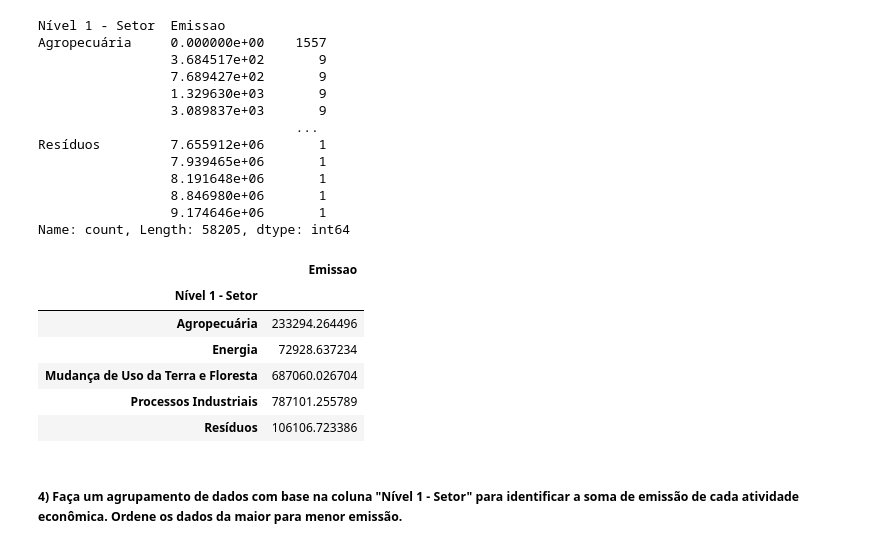
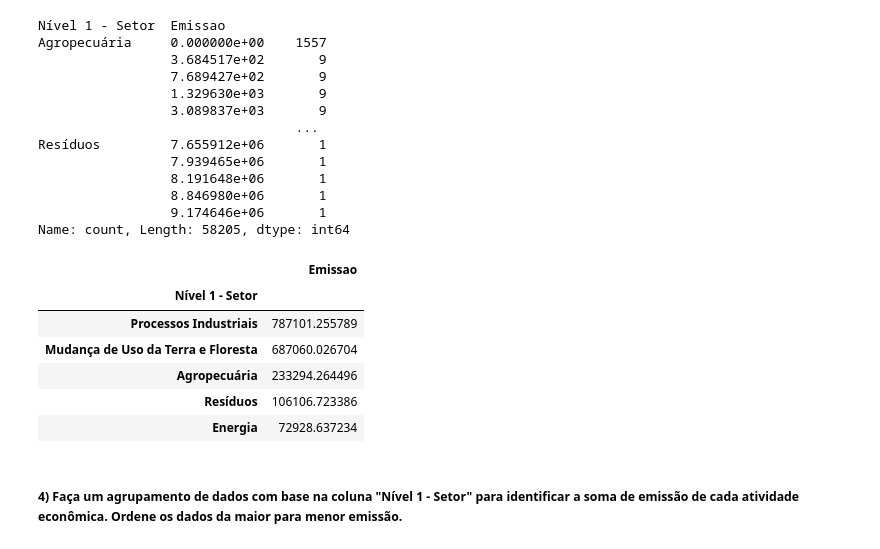
Before and after one commit to silvaBreno/alura-python-datascience, a Jupyter notebook: 7 - pandas_selecao_e_agrupamento_exercicios.ipynb, the cells around one changed output. Cells and saved outputs as stored; diff of their text form; code cells hidden in the pictures.

```diff
--- a/7 - pandas_selecao_e_agrupamento_exercicios.ipynb
+++ b/7 - pandas_selecao_e_agrupamento_exercicios.ipynb
@@ -367,15 +387,15 @@ Resíduos         7.655912e+06       1
                  9.174646e+06       1
 Name: count, Length: 58205, dtype: int64
 # %%
-emissao_gases[filtro_ano].groupby('Nível 1 - Setor')[['Emissao']].mean()
+emissao_gases[filtro_ano].groupby('Nível 1 - Setor')[['Emissao']].mean().sort_values('Emissao',ascending=False)
 # %% [output]
 |  | Emissao |
 | Nível 1 - Setor |  |
+| Processos Industriais | 787101.255789 |
+| Mudança de Uso da Terra e Floresta | 687060.026704 |
 | Agropecuária | 233294.264496 |
+| Resíduos | 106106.723386 |
 | Energia | 72928.637234 |
-| Mudança de Uso da Terra e Floresta | 687060.026704 |
-| Processos Industriais | 787101.255789 |
-| Resíduos | 106106.723386 |
 # %% [markdown]
 ##### 4) Faça um agrupamento de dados com base na coluna "Nível 1 - Setor" para identificar a soma de emissão de cada atividade econômica. Ordene os dados da maior para menor emissão.
 # %%
```
Also changed, not shown: parts of 2 cells of this notebook, 4 other files.
